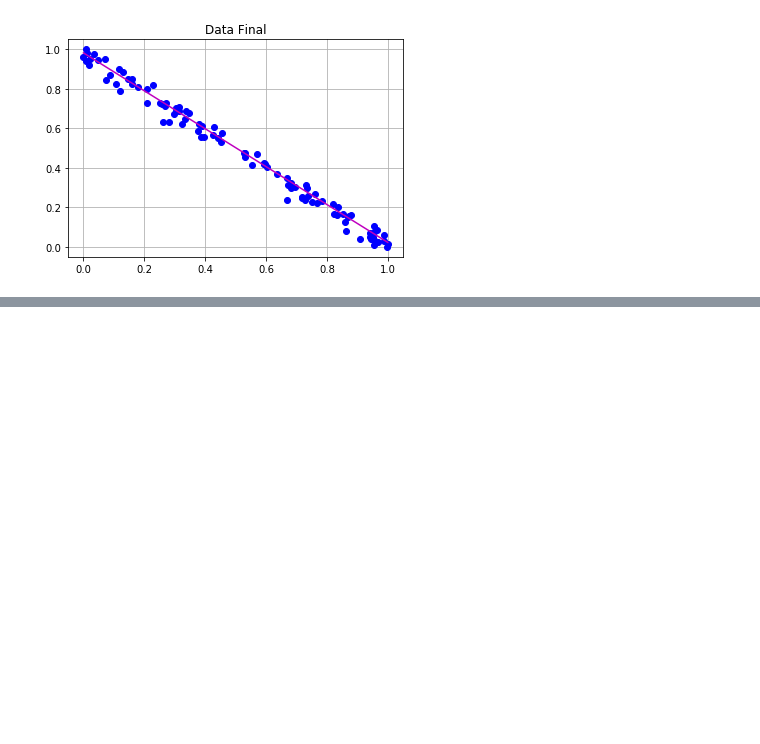
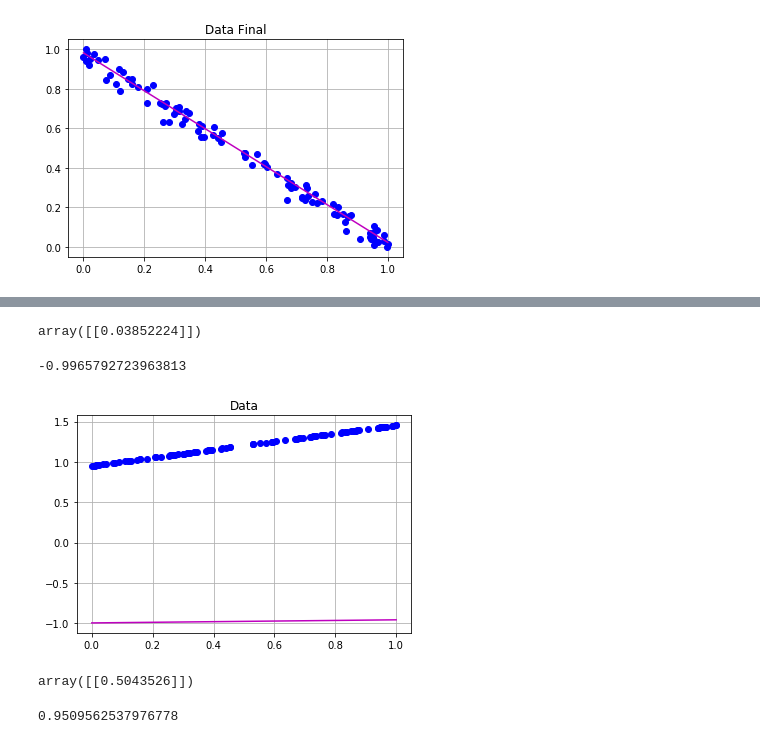
Before and after one commit to erickmx/linear-regression-with-stochastic-gradient-descent, a Jupyter notebook: Adaline regresion lineal.ipynb, the cells around one changed output, grey strips where cells are left out. Drawn from its saved outputs; the diff is of its cells as text; code cells hidden in the pictures; blank space fills up the shorter version.

Commit message:
added the variation of the algorithm with the noise on the y expecteds values

```diff
--- a/Adaline regresion lineal.ipynb
+++ b/Adaline regresion lineal.ipynb
@@ -179,0 +202,3 @@ plt.show()
+# %%
+y = pendiente * x + ordenada
+y
@@ -179,0 +226,3 @@ plt.show()
+# %%
+y = y + noise * np.random.rand(samples, dim)[0]
+y
@@ -179,0 +250,18 @@ plt.show()
+# %%
+w = -1 + 2 * np.random.rand(dim, 1)
+w
+# %% [output]
+array([[0.03852224]])
+# %%
+b = -1 + 2 * np.random.rand()
+b
+# %% [output]
+-0.9965792723963813
+# %%
+plt.title('Data')
+plt.grid(True)
+plt.plot(x, y, 'ob')
+plt.plot([0, 1], [w[0].conj().T * 0 + b, w[0].conj().T * 1 + b], '-m')
+plt.show()
+# %% [output]
+[figure, added]
@@ -179,0 +270,8 @@ plt.show()
+# %%
+w_res
+# %% [output]
+array([[0.5043526]])
+# %%
+b_res
+# %% [output]
+0.9509562537976778
```
Also changed, not shown: parts of 14 cells of this notebook.
